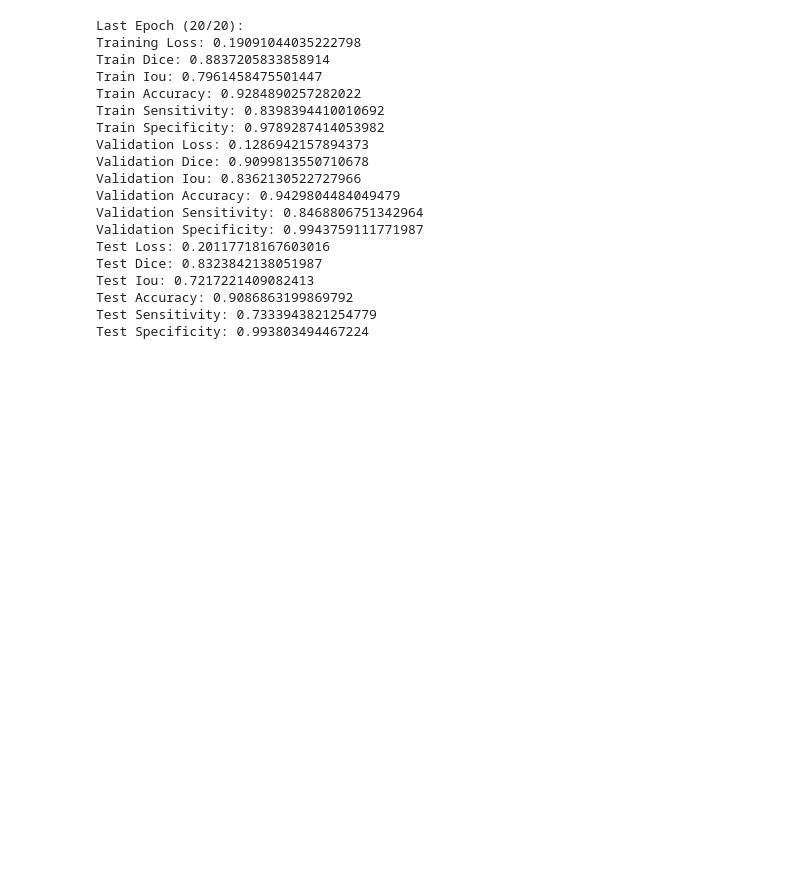
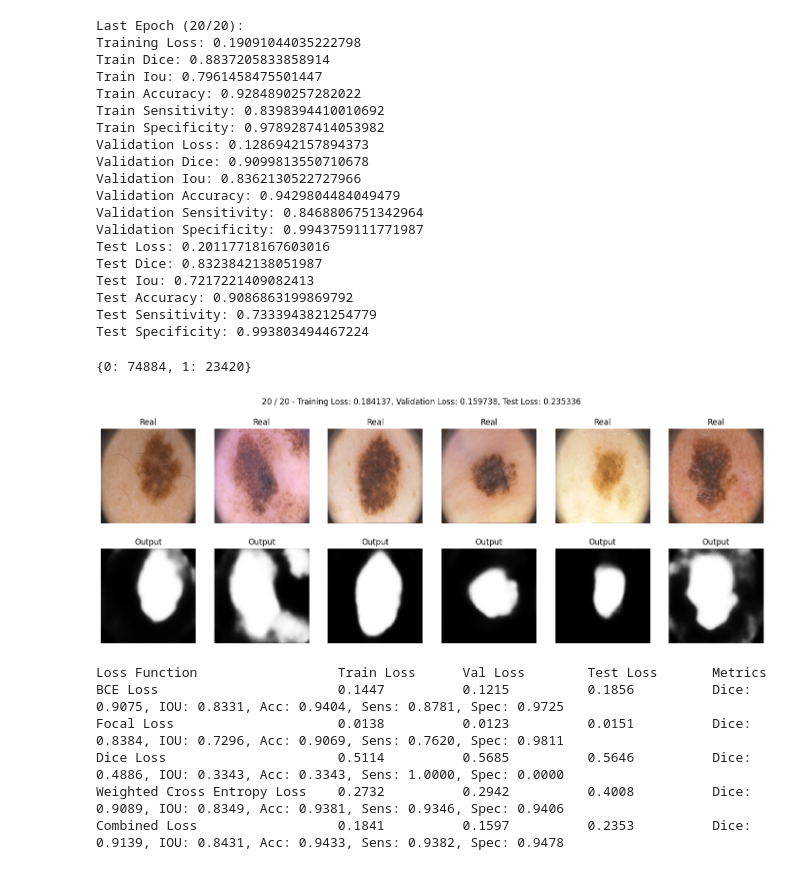
Before and after one commit to drykkur/02516, a Jupyter notebook: IDLCV_Exercise_2_2_skin.ipynb, the cells around one changed output. Cells and saved outputs as stored; diff of their text form; code cells hidden in the pictures; blank space fills up the shorter version.

```diff
--- a/IDLCV_Exercise_2_2_skin.ipynb
+++ b/IDLCV_Exercise_2_2_skin.ipynb
@@ -489,3 +514,74 @@ Test Iou: 0.7217221409082413
 Test Accuracy: 0.9086863199869792
 Test Sensitivity: 0.7333943821254779
 Test Specificity: 0.993803494467224
+# %%
+labels_long = labels.to(dtype=torch.long)
+
+
+labels_flat = labels_long.view(-1)
+
+class_counts = torch.bincount(labels_flat)
+
+class_counts_dict = {class_id: count.item() for class_id, count in enumerate(class_counts)}
+print(class_counts_dict)
+# %% [output]
+{0: 74884, 1: 23420}
+# %%
+epochs = 20
+
+count_class_0 = class_counts_dict[0]
+count_class_1 = class_counts_dict[1]
+
+# Set the weight for the more frequent class to 1
+weight_for_class_0 = 1.0
+
+# Calculate the inverse ratio of class frequencies and normalize it by the most frequent class's weight
+weight_for_class_1 = (count_class_0 / count_class_1) * weight_for_class_0
+
+ablation_results = {}
+
+loss_functions = {
+    "BCE Loss": bce_loss,
+    "Focal Loss": focal_loss,
+    "Dice Loss": dice_loss,
+    "Weighted Cross Entropy Loss": lambda y_real, y_pred: weighted_cross_entropy_loss(y_real, y_pred, weight_for_class_1),
+    "Combined Loss": lambda y_real, y_pred: combined_loss(y_real, y_pred, weight_for_class_1)
+}
+
+for loss_name, loss_func in loss_functions.items():
+    print(f"Training with {loss_name}...")
+    model = UNet().to(device)
+    optimizer = optim.Adam(model.parameters())
+    results = train(model, optimizer, loss_func, epochs, train_loader, validation_loader, test_loader)
+    ablation_results[loss_name] = results
+
+# Output the results
+def get_last_epoch_values(results):
+    last_epoch_train_loss = results[0][-1]
+    last_epoch_val_loss = results[1][-1]
+    last_epoch_test_loss = results[2][-1]
+    last_epoch_train_metrics = {k: v[-1] for k, v in results[3].items()}
+    last_epoch_val_metrics = {k: v[-1] for k, v in results[4].items()}
+    last_epoch_test_metrics = {k: v[-1] for k, v in results[5].items()}
+    return (last_epoch_train_loss, last_epoch_val_loss, last_epoch_test_loss,
+            last_epoch_train_metrics, last_epoch_val_metrics, last_epoch_test_metrics)
+
+# Print in a tabular format
+print("{:<30} {:<15} {:<15} {:<15} {:<15}".format('Loss Function', 'Train Loss', 'Val Loss', 'Test Loss', 'Metrics'))
+for loss_func, results in ablation_results.items():
+    last_epoch_results = get_last_epoch_values(results)
+    print("{:<30} {:<15} {:<15} {:<15}".format(loss_func,
+                                              f"{last_epoch_results[0]:.4f}",
+                                              f"{last_epoch_results[1]:.4f}",
+                                              f"{last_epoch_results[2]:.4f}"),
+          f"Dice: {last_epoch_results[3]['dice']:.4f}, IOU: {last_epoch_results[3]['iou']:.4f}, "
+          f"Acc: {last_epoch_results[3]['accuracy']:.4f}, Sens: {last_epoch_results[3]['sensitivity']:.4f}, "
+          f"Spec: {last_epoch_results[3]['specificity']:.4f}")
+# %% [output]
+[figure, added]
+Loss Function                  Train Loss      Val Loss        Test Loss       Metrics
+BCE Loss                       0.1447          0.1215          0.1856          Dice: 0.9075, IOU: 0.8331, Acc: 0.9404, Sens: 0.8781, Spec: 0.9725
+Focal Loss                     0.0138          0.0123          0.0151          Dice: 0.8384, IOU: 0.7296, Acc: 0.9069, Sens: 0.7620, Spec: 0.9811
+Dice Loss                      0.5114          0.5685          0.5646          Dice: 0.4886, IOU: 0.3343, Acc: 0.3343, Sens: 1.0000, Spec: 0.0000
+Weighted Cross Entropy Loss    0.2732          0.2942          0.4008          Dice: 0.9089, IOU: 0.8349, Acc: 0.9381, Sens: 0.9346, Spec: 0.9406
+Combined Loss                  0.1841          0.1597          0.2353          Dice: 0.9139, IOU: 0.8431, Acc: 0.9433, Sens: 0.9382, Spec: 0.9478
```
Also changed, not shown: parts of 8 cells of this notebook.
